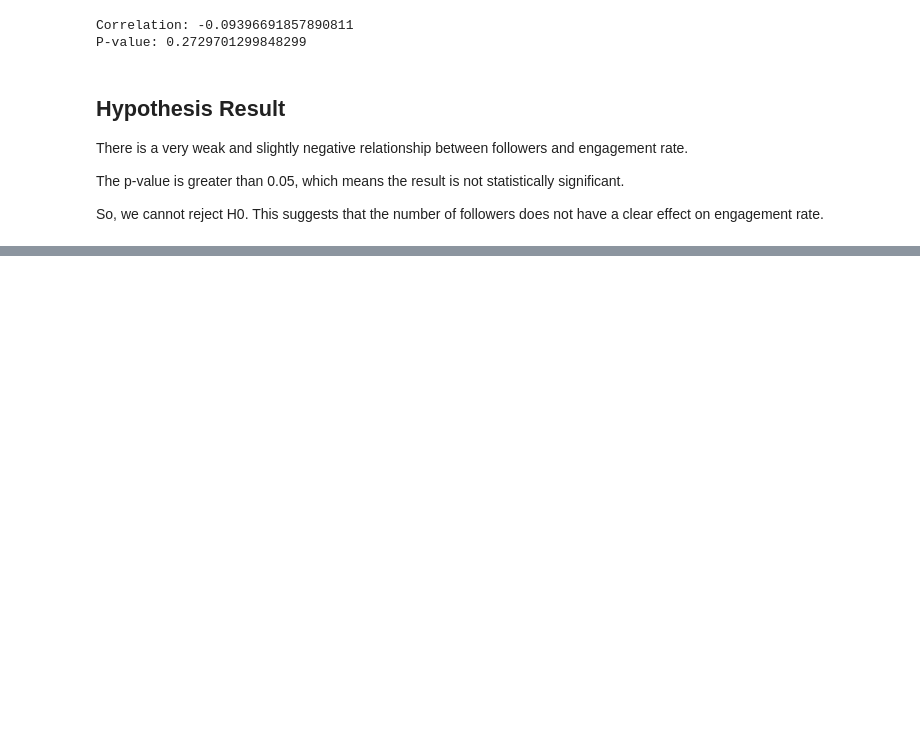
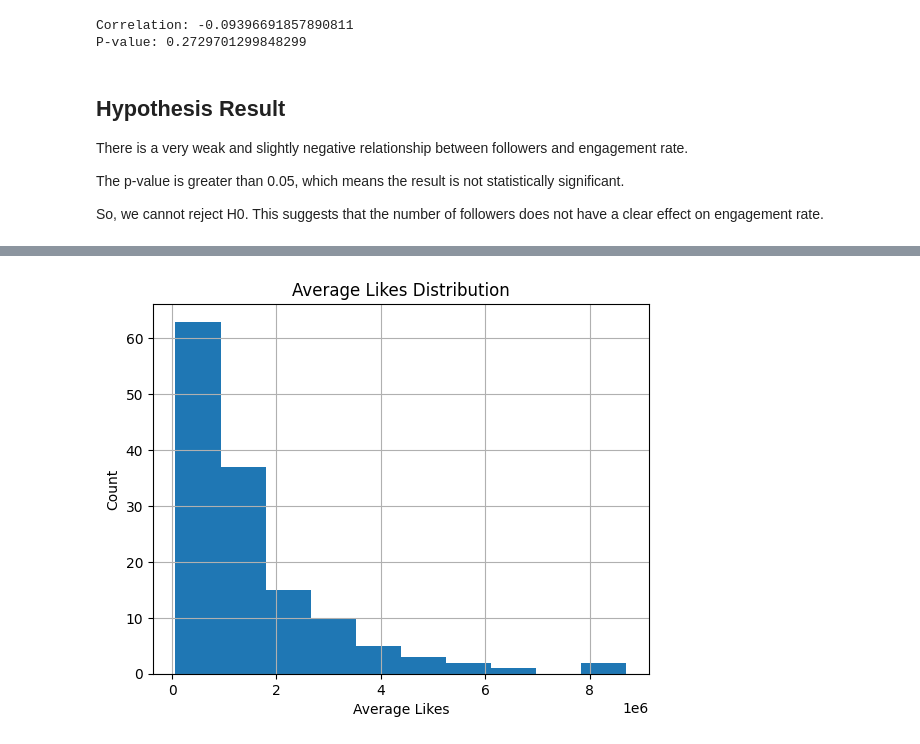
Before and after one commit to silaozturkler/DSA210-sila-ozturkler, a Jupyter notebook: dsa210sila.ipynb, the cells around one changed output, grey strips where cells are left out. Saved outputs shown, nothing was run; the diff lists cells and outputs as text; code cells hidden in the pictures; blank space fills up the shorter version.

```diff
--- a/dsa210sila.ipynb
+++ b/dsa210sila.ipynb
@@ -112,0 +123,8 @@ So, we cannot reject H0. This suggests that the number of followers does not hav
+# %%
+df["avg_likes"].hist()
+plt.title("Average Likes Distribution")
+plt.xlabel("Average Likes")
+plt.ylabel("Count")
+plt.show()
+# %% [output]
+[figure, added]
```
Also changed, not shown: parts of 7 cells of this notebook.
